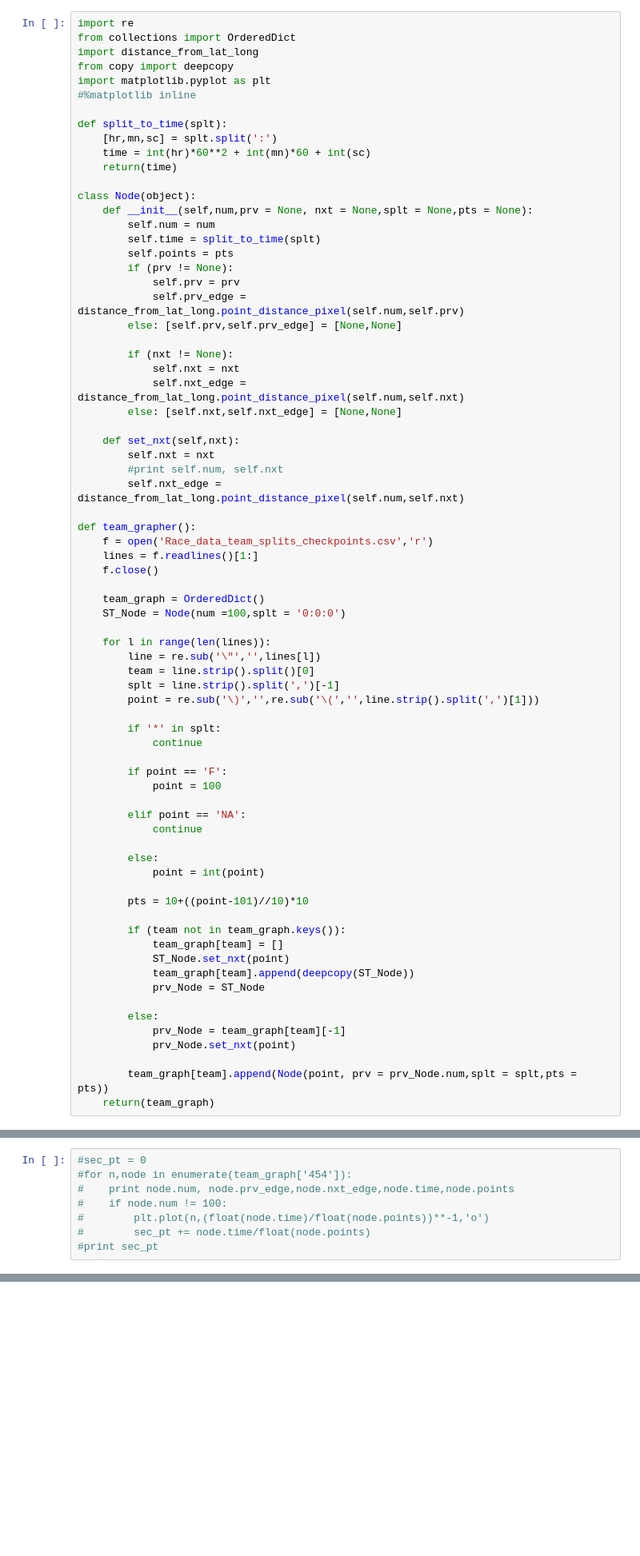
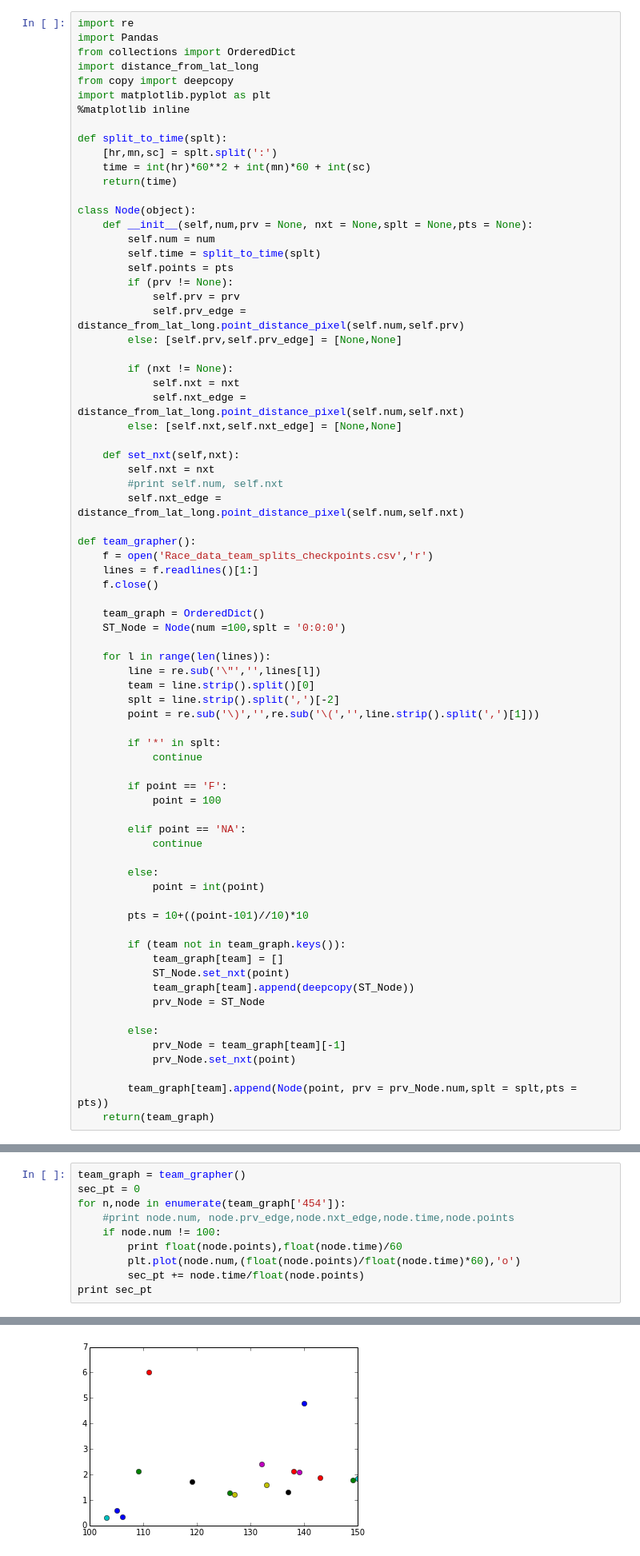
Before and after one commit to PatJByrne/msd_project, a Jupyter notebook: Graph_dictionary.ipynb, the cells around one changed output, grey strips where cells are left out. Shown at 80% size. Saved outputs shown, nothing was run; the diff lists cells and outputs as text; blank space fills up the shorter version.

```diff
--- a/Graph_dictionary.ipynb
+++ b/Graph_dictionary.ipynb
@@ -1,10 +1,11 @@
 # %%
 import re
+import Pandas
 from collections import OrderedDict
 import distance_from_lat_long
 from copy import deepcopy
 import matplotlib.pyplot as plt
-#%matplotlib inline
+%matplotlib inline
 
 def split_to_time(splt):
     [hr,mn,sc] = splt.split(':')
@@ -42,7 +43,7 @@ def team_grapher():
     for l in range(len(lines)):
         line = re.sub('\"','',lines[l])
         team = line.strip().split()[0]
-        splt = line.strip().split(',')[-1]
+        splt = line.strip().split(',')[-2]
         point = re.sub('\)','',re.sub('\(','',line.strip().split(',')[1]))
 
         if '*' in splt:
@@ -74,8 +77,11 @@ def team_grapher():
 # %%
-#sec_pt = 0
-#for n,node in enumerate(team_graph['454']):
-#    print node.num, node.prv_edge,node.nxt_edge,node.time,node.points
-#    if node.num != 100:
-#        plt.plot(n,(float(node.time)/float(node.points))**-1,'o')
-#        sec_pt += node.time/float(node.points)
-#print sec_pt
+team_graph = team_grapher()
+sec_pt = 0
+for n,node in enumerate(team_graph['454']):
+    #print node.num, node.prv_edge,node.nxt_edge,node.time,node.points
+    if node.num != 100:
+        print float(node.points),float(node.time)/60
+        plt.plot(node.num,(float(node.points)/float(node.time)*60),'o')
+        sec_pt += node.time/float(node.points)
+print sec_pt
+# %% [output]
@@ -81,0 +106 @@ def team_grapher():
+[figure, added]
```
Also changed, not shown: parts of 3 cells of this notebook, 3 other files.
